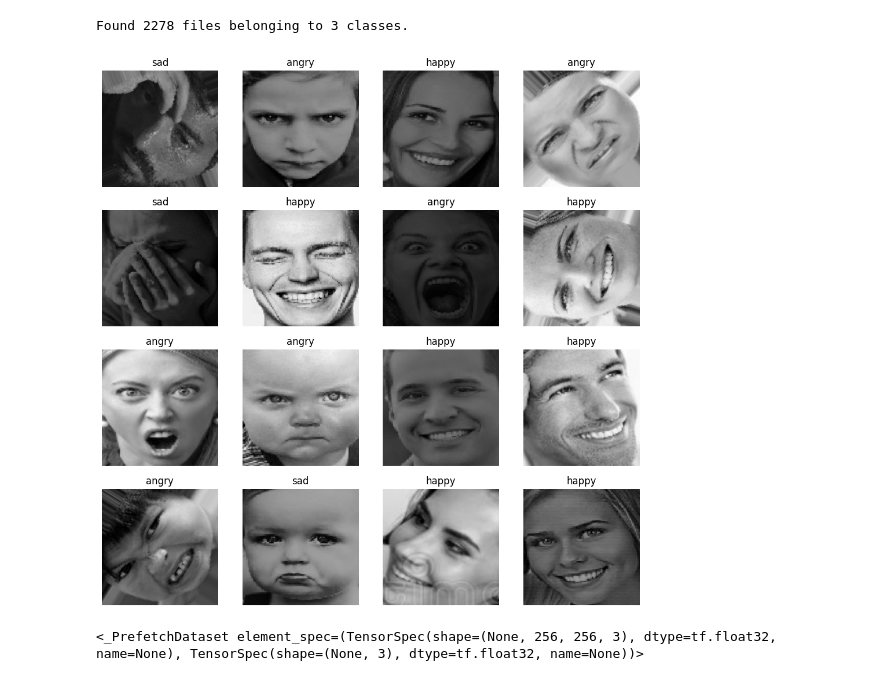
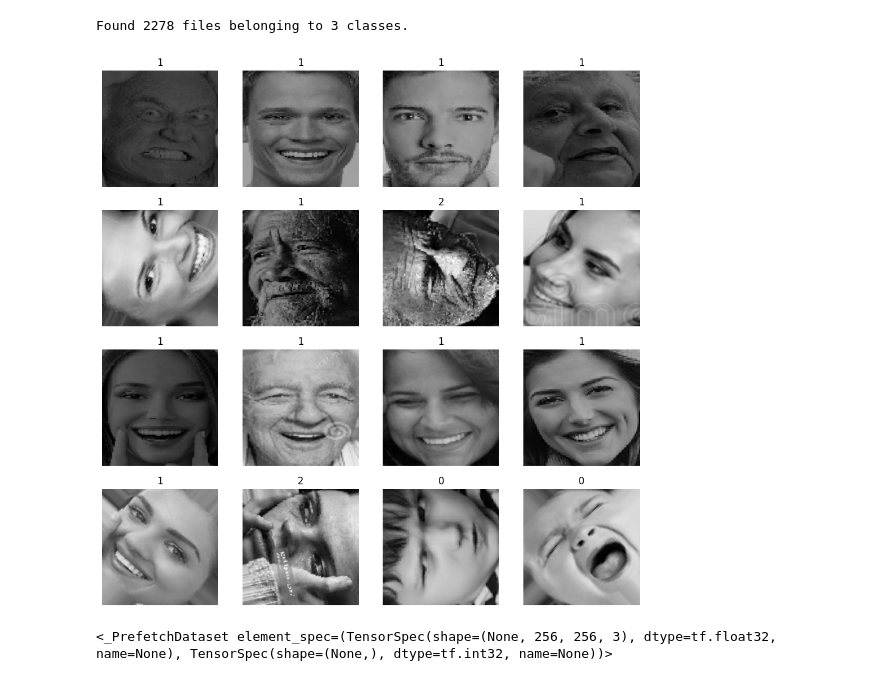
Before and after one commit to mirpouya/TensorFlow-Tutorial, a Jupyter notebook: Human_Emotion_Detection.ipynb, the cells around one changed output. Saved outputs shown, nothing was run; the diff lists cells and outputs as text; code cells hidden in the pictures.

```diff
--- a/Human_Emotion_Detection.ipynb
+++ b/Human_Emotion_Detection.ipynb
@@ -60,7 +67,7 @@ Downloading human-emotions-datasethes.zip to /content
 train_dataset = tf.keras.utils.image_dataset_from_directory(
     train_directory,
     labels='inferred',
-    label_mode='categorical',
+    label_mode='int',
     class_names=CONFIGURATION["CLASS_NAMES"],
     color_mode='rgb',
     batch_size=CONFIGURATION["BATCH_SIZE"],
@@ -87,14 +94,14 @@ Found 2278 files belonging to 3 classes.
 # %%
 plt.figure(figsize = (12,12))
 
 for images, labels in train_dataset.take(1):
   for i in range(16):
     ax = plt.subplot(4,4, i+1)
     plt.imshow(images[i]/255.)
-    plt.title(CONFIGURATION["CLASS_NAMES"][tf.argmax(labels[i], axis = 0).numpy()])
+    plt.title((labels[i]).numpy())
     plt.axis("off")
 # %% [output]
-[figure, old version]
+[figure, new version]
 # %%
 training_dataset = (
     train_dataset.prefetch(tf.data.AUTOTUNE)
@@ -112,7 +119,7 @@ resize_rescale_layers = tf.keras.Sequential([
 # %%
 training_dataset
 # %% [output]
-<_PrefetchDataset element_spec=(TensorSpec(shape=(None, 256, 256, 3), dtype=tf.float32, name=None), TensorSpec(shape=(None, 3), dtype=tf.float32, name=None))>
+<_PrefetchDataset element_spec=(TensorSpec(shape=(None, 256, 256, 3), dtype=tf.float32, name=None), TensorSpec(shape=(None,), dtype=tf.int32, name=None))>
 # %%
 validation_dataset
 # %% [output]
```
Also changed, not shown: parts of 14 cells of this notebook.
